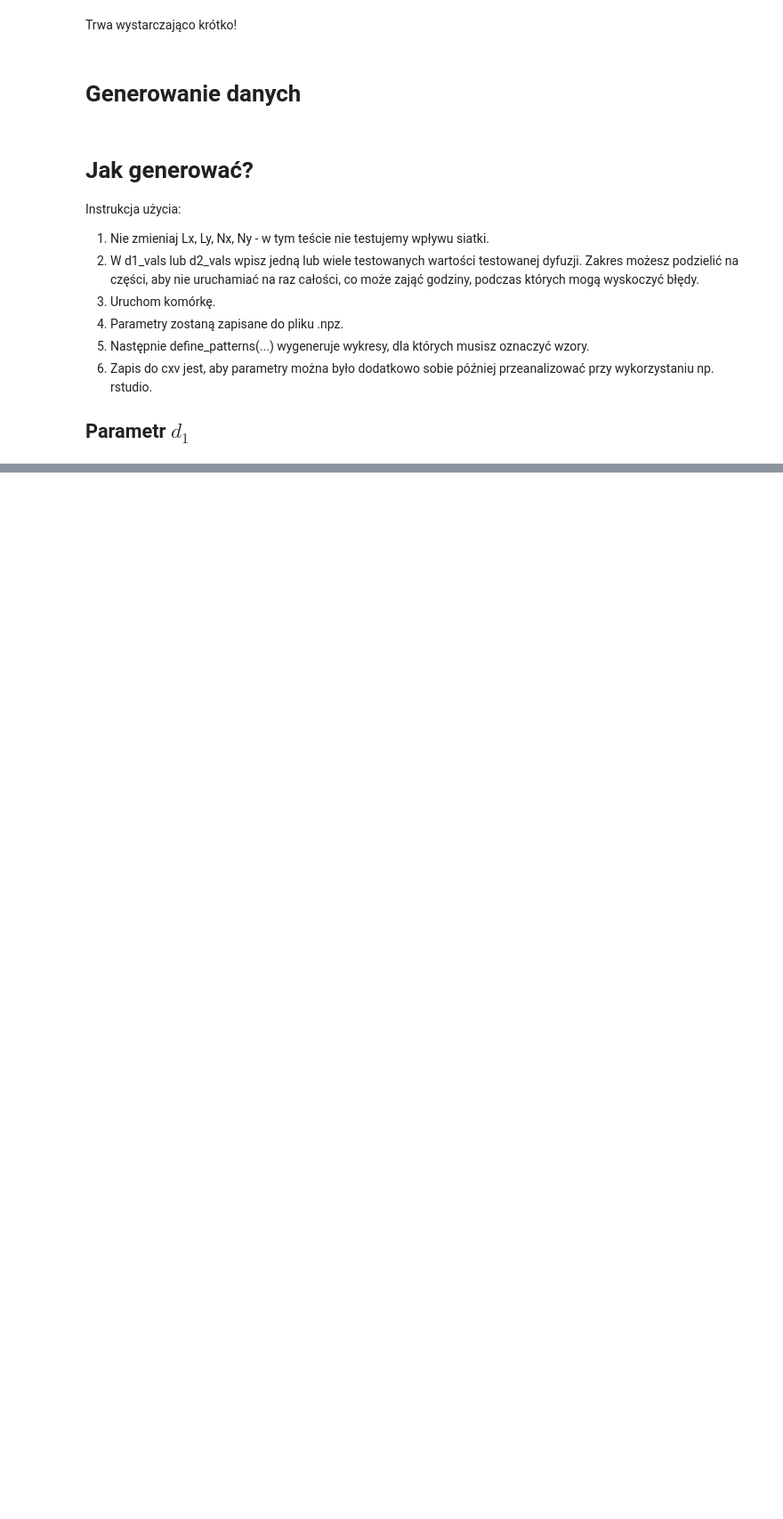
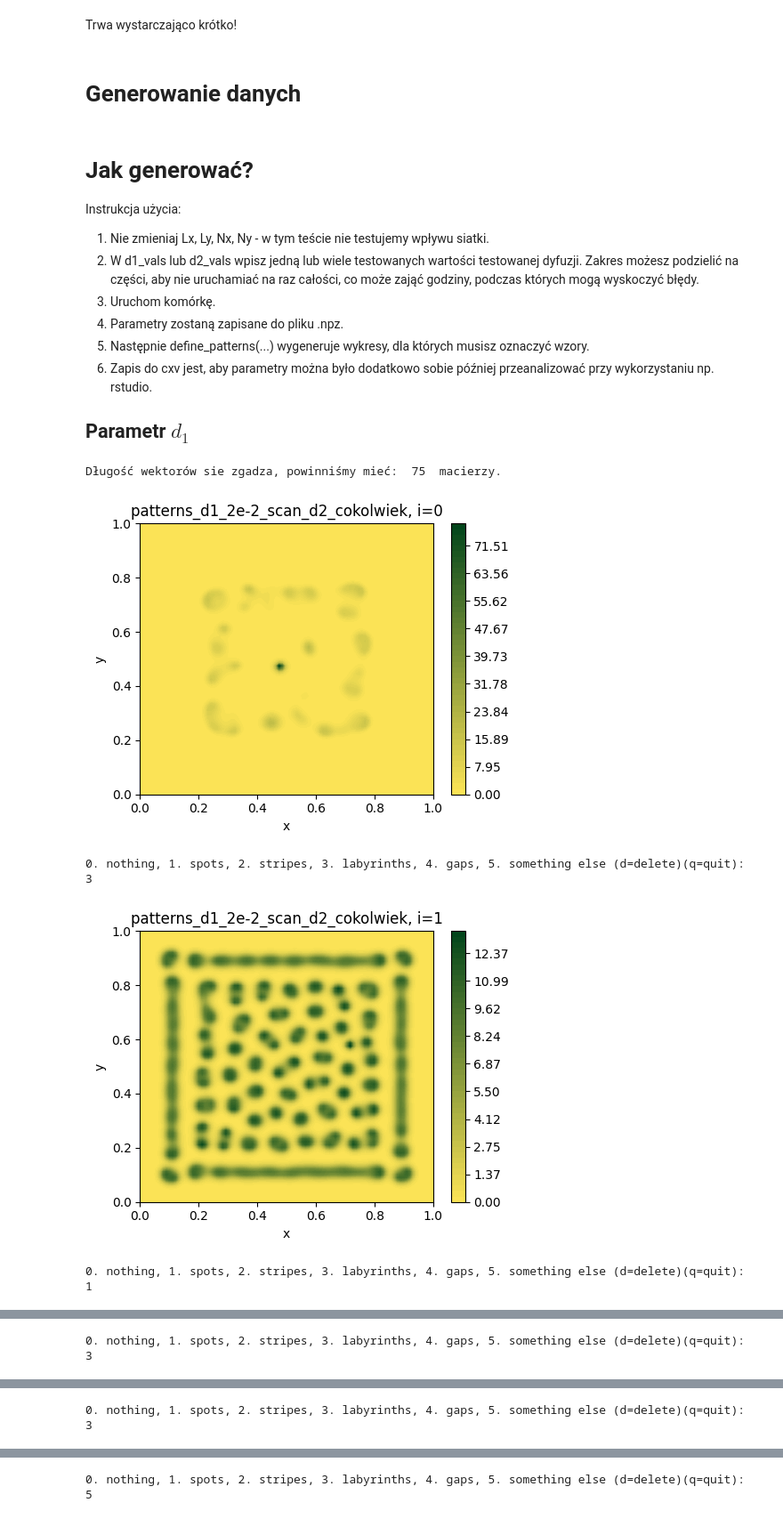
Before and after one commit to StrayGril/Model_Klausmeier-Gray-Scott, a Jupyter notebook: Prezentacja_projektu.ipynb, the cells around one changed output, grey strips where cells are left out. Shown at 89% size. Cells and saved outputs as stored; diff of their text form; code cells hidden in the pictures; blank space fills up the shorter version.

```diff
--- a/Prezentacja_projektu.ipynb
+++ b/Prezentacja_projektu.ipynb
@@ -136,7 +144,7 @@ d2 = 0.02
 
 # możesz zmnienić wartości (-, -, co ile chcesz)
 d1_vals = np.arange(1, 100, 5)
-d1_vals = 50
+d1_vals = [50]
 
 # ============================================================
 # PĘTLA PO TESTOWANYCH WARTOŚCIACH d2
@@ -170,31 +178,37 @@ for d1 in d1_vals:
 
 # KROK 4:
 # Uzupełniamy listy dla dyfuzji.
 d1_list = d1v
 d2_list = [d2] * len(m)
 
 # ============================================================
 # KONTROLA POPRAWNOŚCI DANYCH PRZED ZAPISEM
 # ============================================================
 if len(a) == len(m) == len(d1_list) == len(d2_list):
     print("Długość wektorów sie zgadza, powinniśmy mieć: ", len(a), " macierzy." )
 else:
     raise ValueError("Wektory mają różne długości")
 
 # ============================================================
 # ZAPIS PARAMETRÓW DO PLIKU
 # ============================================================
 # Ten plik będzie wejściem do dalszego etapu.
 # Nazwę pliku warto dobierać tak, żeby było wiadomo, co zawiera,
 # np.:
 #   "patterns_d1_2e-2_scan_d2_1-3",
 # gdzie no to kolejny skan.
-nazwa_pliku = "patterns_d1_2e-2_scan_d2_"
+nazwa_pliku = "patterns_d1_2e-2_scan_d2_cokolwiek"
 
 save_as_npz(nazwa_pliku, a, m, d1_list, d2_list)
 
 # ============================================================
 # GENEROWANIE I ETYKIETOWANIE WZORÓW
 # ============================================================
 define_patterns(nazwa_pliku)
 convert_to_csv(nazwa_pliku)
+# %% [output]
+Długość wektorów sie zgadza, powinniśmy mieć:  75  macierzy.
+[figure, added]
+0. nothing, 1. spots, 2. stripes, 3. labyrinths, 4. gaps, 5. something else (d=delete)(q=quit):  3
+[figure, added]
+0. nothing, 1. spots, 2. stripes, 3. labyrinths, 4. gaps, 5. something else (d=delete)(q=quit):  1
@@ -200,0 +216 @@ convert_to_csv(nazwa_pliku)
+0. nothing, 1. spots, 2. stripes, 3. labyrinths, 4. gaps, 5. something else (d=delete)(q=quit):  3
@@ -200,0 +218 @@ convert_to_csv(nazwa_pliku)
+0. nothing, 1. spots, 2. stripes, 3. labyrinths, 4. gaps, 5. something else (d=delete)(q=quit):  3
@@ -200,0 +220 @@ convert_to_csv(nazwa_pliku)
+0. nothing, 1. spots, 2. stripes, 3. labyrinths, 4. gaps, 5. something else (d=delete)(q=quit):  5
```
Also changed, not shown: parts of 5 cells of this notebook, 4 other files.
